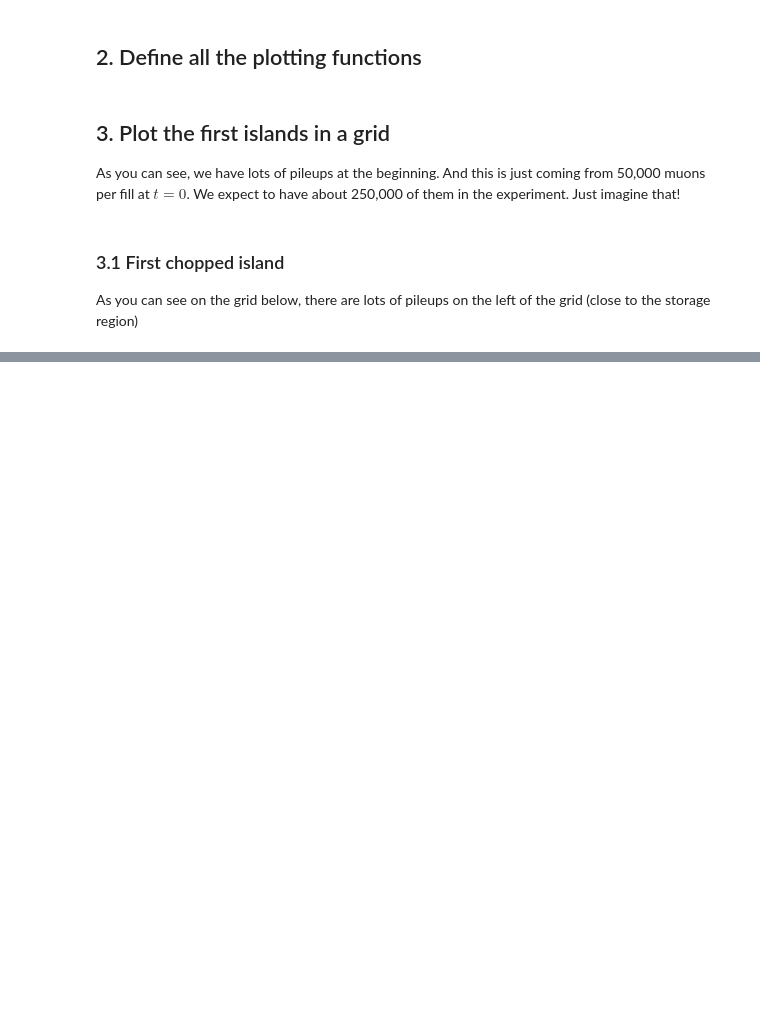
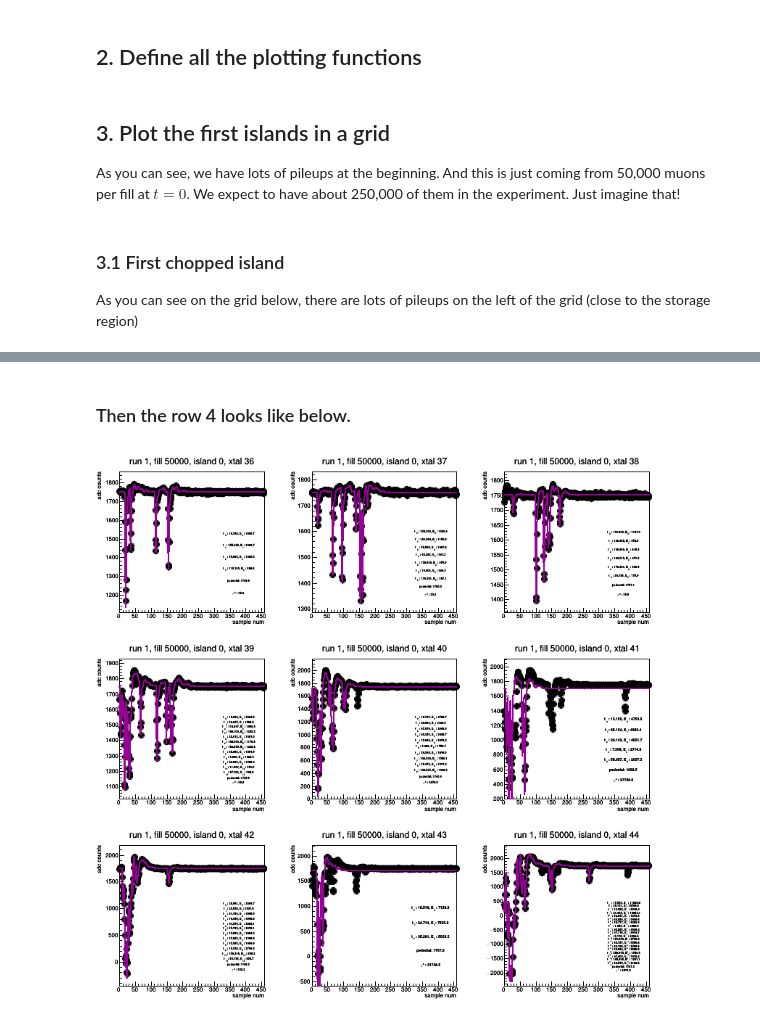
Before and after one commit to kimsiang/MuonG2, a Jupyter notebook: injection/InjectionGunFitDisplay_50000muons.ipynb, the cells around one changed output, grey strips where cells are left out. Saved outputs shown, nothing was run; the diff lists cells and outputs as text; code cells hidden in the pictures; blank space fills up the shorter version.

```diff
--- a/injection/InjectionGunFitDisplay_50000muons.ipynb
+++ b/injection/InjectionGunFitDisplay_50000muons.ipynb
@@ -139,0 +168,6 @@ As you can see on the grid below, there are lots of pileups on the left of the g
+# %% [markdown]
+### Then the row 4 looks like below.
+# %%
+plot_row_with_index(50000,0,4)
+# %% [output]
+[figure, added]
```
Also changed, not shown: parts of 18 cells of this notebook.
